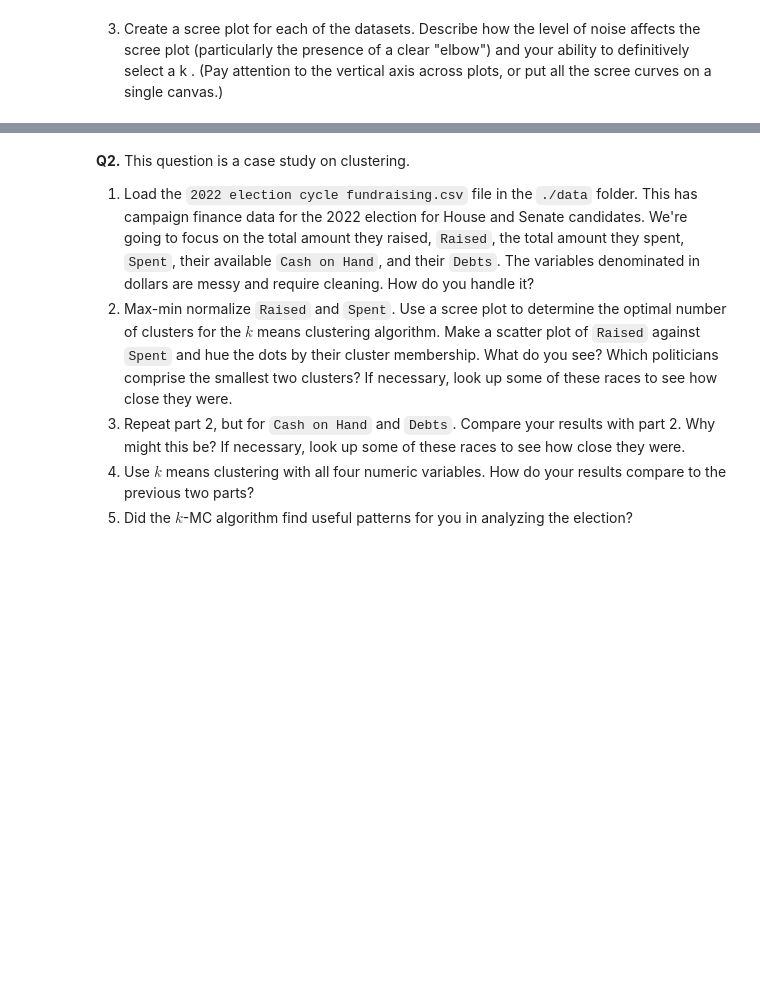
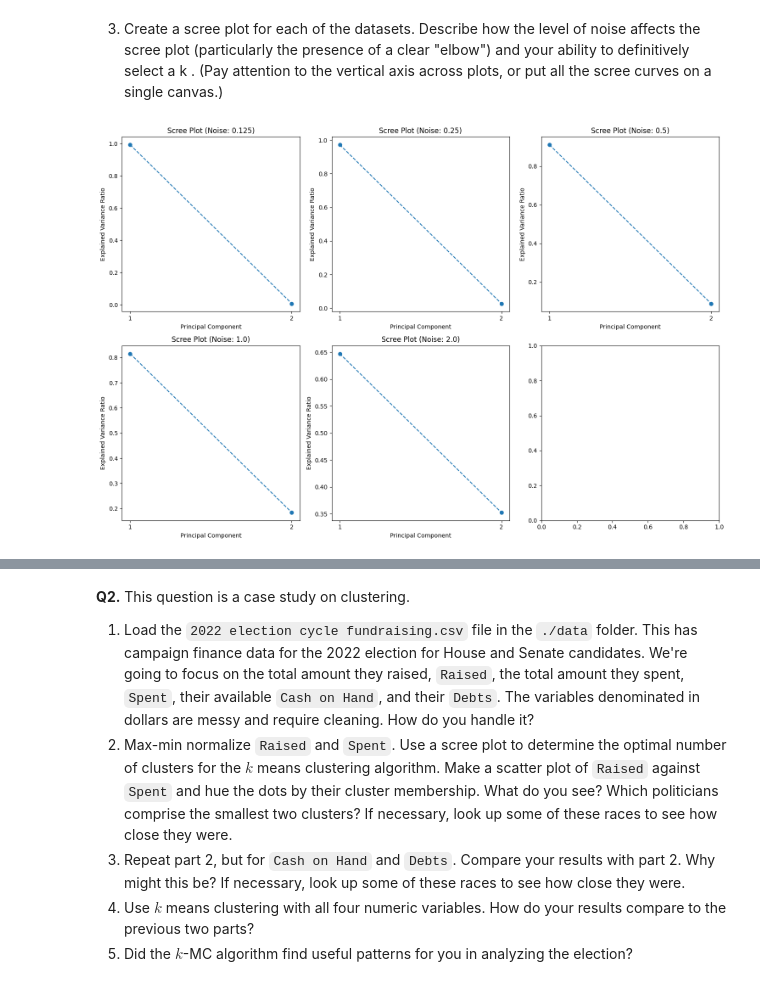
Before and after one commit to aileenkent/clustering, a Jupyter notebook: assignment/assignment_clustering.ipynb, the cells around one changed output, grey strips where cells are left out. Drawn from its saved outputs; the diff is of its cells as text; code cells hidden in the pictures; blank space fills up the shorter version.

```diff
--- a/assignment/assignment_clustering.ipynb
+++ b/assignment/assignment_clustering.ipynb
@@ -101,0 +122,43 @@ from sklearn.preprocessing import StandardScaler
+# %%
+scaled_df0_125 = pd.DataFrame(scaler.fit_transform(scaled_df0_125), columns = scaled_df0_125.columns)
+scaled_df0_25 = pd.DataFrame(scaler.fit_transform(scaled_df0_25), columns = scaled_df0_25.columns)
+scaled_df0_5 = pd.DataFrame(scaler.fit_transform(scaled_df0_5), columns = scaled_df0_5.columns)
+scaled_df1_o = pd.DataFrame(scaler.fit_transform(scaled_df1_0), columns = scaled_df1_0.columns)
+scaled_df2_0 = pd.DataFrame(scaler.fit_transform(scaled_df2_0), columns = scaled_df2_0.columns)
+# %%
+pca = PCA()
+
+pca_fits = [
+    pca.fit(scaled_df0_125),
+    pca.fit(scaled_df0_25),
+    pca.fit(scaled_df0_5),
+    pca.fit(scaled_df1_0),
+    pca.fit(scaled_df2_0)
+]
+# %%
+datasets = [df0_125, df0_25, df0_5, df1_0, df2_0]
+noise = [0.125, 0.25, 0.5, 1.0, 2.0]
+scaled_dfs = [scaled_df0_125, scaled_df0_25, scaled_df0_5, scaled_df1_0, scaled_df2_0]
+# %%
+#pca_fits = [pca.fit(scaled_df) for scaled_df in scaled_dfs]
+
+fig, axs = plt.subplots(2, 3, figsize=(15, 10))
+
+axs = axs.ravel() #making it a 1D array in hopes of fixing my problems #this did not work
+
+for i, (dataset, scaled_df) in enumerate(zip(datasets, scaled_dfs)):
+  pca = PCA()
+  pca_fit = pca.fit(scaled_df)
+
+  explained_variance_ratio = pca_fit.explained_variance_ratio_
+
+  axs[i].plot(range(1, len(explained_variance_ratio) + 1), explained_variance_ratio, marker='o', linestyle='--')
+  axs[i].set_title(f'Scree Plot (Noise: {noise[i]})')
+  axs[i].set_xlabel('Principal Component')
+  axs[i].set_ylabel('Explained Variance Ratio')
+  axs[i].set_xticks(range(1, len(explained_variance_ratio) + 1))
+
+plt.tight_layout()
+plt.show()
+# %% [output]
+[figure, added]
```
Also changed, not shown: parts of 8 cells of this notebook.
